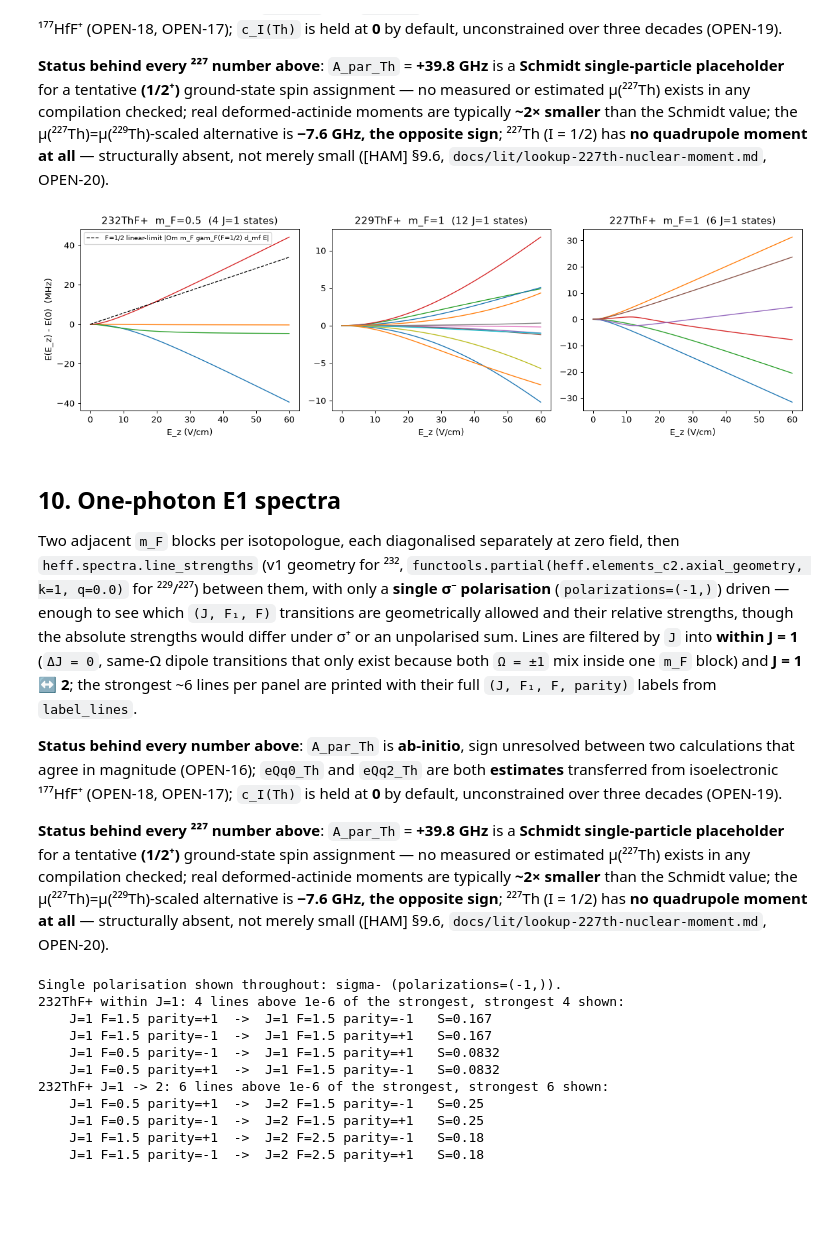
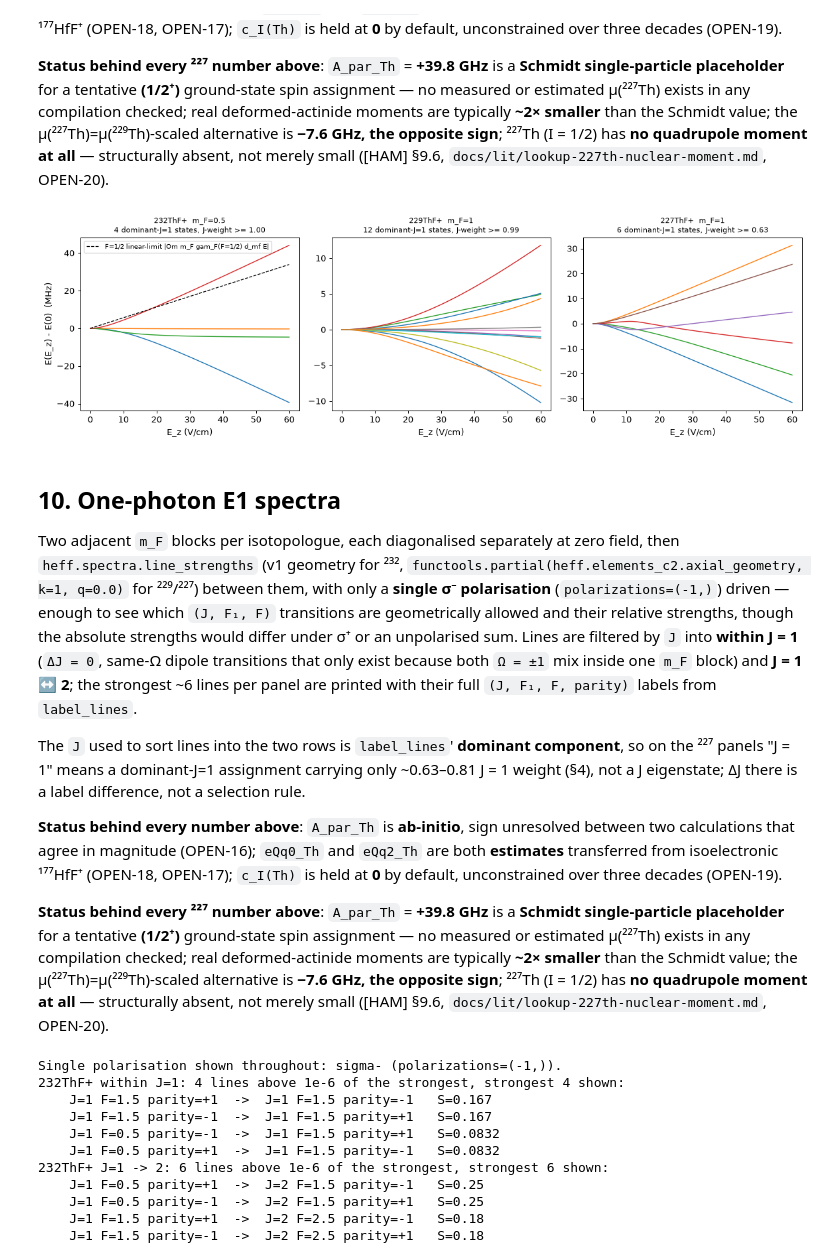
Before and after one commit to arianjad/heff, a Jupyter notebook: notebooks/ThF_plus_Isotopologues.ipynb, the cells around one changed output. Drawn from its saved outputs; the diff is of its cells as text; code cells hidden in the pictures; blank space fills up the shorter version.

```diff
--- a/notebooks/ThF_plus_Isotopologues.ipynb
+++ b/notebooks/ThF_plus_Isotopologues.ipynb
@@ -527,20 +553,26 @@ for iso, mF in (('232', 0.5), ('229', 1.0), ('227', 1.0)):
 
 B = np.linspace(0.0, 5.0, 51)
 fig, axes = plt.subplots(1, 3, figsize=(13, 4), sharex=True)
-for ax, (iso, (kets, ctx, tm, pset, mF)) in zip(axes, gblocks.items()):
+for ax, iso in zip(axes, ISOTOPOLOGUES):
+    kets, ctx, tm, pset, mF = gblocks[iso]
     res0 = g_factors(tm, pset, {'E_z': 0.0, 'B_z': 0.0}, ctx=ctx)
-    j1 = kets['J'] == 1
+    # select EIGENVECTORS by their dominant component, not basis kets by their
+    # J field -- for 227 the two are not interchangeable (see the 4 caption).
+    _, v0 = np.linalg.eigh(hamiltonian(tm, pset, {'E_z': 0.0, 'B_z': 0.0}))
+    j1, wt1 = dominant_J1(kets, v0)
+    gblocks[iso] = gblocks[iso] + (j1, wt1)
     g_j1 = res0['g'][j1]
     g_unique = np.unique(np.round(g_j1, 6))
-    n_states, n_unique = j1.sum(), len(g_unique)
+    n_states, n_unique = len(j1), len(g_unique)
     degen_note = (f" ({n_unique} unique of {n_states} states -- "
                   f"{n_states - n_unique} exactly degenerate pair(s))"
                   if n_unique < n_states else f" ({n_states} states, all distinct)")
     print(f"{iso}ThF+ (m_F={mF:g}): g at J=1{degen_note} = {g_unique}")
     r = sweep(tm, pset, {'E_z': np.zeros_like(B), 'B_z': B})
-    for s in np.flatnonzero(j1):
+    for s in j1:
         ax.plot(B, r.evals[:, s] - r.evals[0, s], lw=1.1)
-    ax.set_title(f'{iso}ThF+  m_F={mF:g}  ({n_states} J=1 states)')
+    ax.set_title(f'{iso}ThF+  m_F={mF:g}\n{n_states} dominant-J=1 states, '
+                 f'J-weight >= {wt1.min():.2f}', fontsize=9)
     ax.set_xlabel('B_z (G)')
 axes[0].set_ylabel('E(B) - E(0)  (MHz)')
 plt.tight_layout()
@@ -572,26 +604,26 @@ manifolds mix and the exact eigenvalues depart from the linear-limit formula.
 # %%
 E = np.linspace(0.0, 60.0, 61)
 fig, axes = plt.subplots(1, 3, figsize=(13, 4), sharex=True)
 gam = lambda J, F, I=0.5: (J * (J + 1) + F * (F + 1) - I * (I + 1)) / (2 * F * (F + 1) * J * (J + 1))
 
 for ax, iso in zip(axes, ('232', '229', '227')):
-    kets, ctx, tm, pset, mF = gblocks[iso]
-    j1 = np.flatnonzero(kets['J'] == 1)
+    kets, ctx, tm, pset, mF, j1, wt1 = gblocks[iso]
     r = sweep(tm, pset, {'E_z': E, 'B_z': np.zeros_like(E)})
     for s in j1:
         ax.plot(E, r.evals[:, s] - r.evals[0, s], lw=1.1)
-    ax.set_title(f'{iso}ThF+  m_F={mF:g}  ({len(j1)} J=1 states)')
+    ax.set_title(f'{iso}ThF+  m_F={mF:g}\n{len(j1)} dominant-J=1 states, '
+                 f'J-weight >= {wt1.min():.2f}', fontsize=9)
     ax.set_xlabel('E_z (V/cm)')
 
 axes[0].set_ylabel('E(E_z) - E(0)  (MHz)')
 d_mf = pset232.value('d_mf')
 closed = np.abs(1.0 * 0.5 * gam(1, 0.5) * d_mf * E)
 axes[0].plot(E, closed, 'k--', lw=1, label='F=1/2 linear-limit |Om m_F gam_F(F=1/2) d_mf E|')
 axes[0].legend(fontsize=8)
 plt.tight_layout()
 plt.show()
 # %% [output]
-[figure, old version]
+[figure, new version]
 # %% [markdown]
 ## 10. One-photon E1 spectra
 
@@ -607,6 +639,11 @@ exist because both `Ω = ±1` mix inside one `m_F` block) and **J = 1 ↔ 2**;
 the strongest ~6 lines per panel are printed with their full
 `(J, F₁, F, parity)` labels from `label_lines`.
 
+The `J` used to sort lines into the two rows is `label_lines`' **dominant
+component**, so on the ²²⁷ panels "J = 1" means a dominant-J=1 assignment
+carrying only ~0.63–0.81 J = 1 weight (§4), not a J eigenstate; ΔJ there is a
+label difference, not a selection rule.
+
 **Status behind every number above**: `A_par_Th` is **ab-initio**, sign unresolved between two calculations that agree in magnitude (OPEN-16); `eQq0_Th` and `eQq2_Th` are both **estimates** transferred from isoelectronic ¹⁷⁷HfF⁺ (OPEN-18, OPEN-17); `c_I(Th)` is held at **0** by default, unconstrained over three decades (OPEN-19).
 
 **Status behind every ²²⁷ number above**: `A_par_Th` = **+39.8 GHz** is a **Schmidt single-particle placeholder** for a tentative **(1/2⁺)** ground-state spin assignment — no measured or estimated μ(²²⁷Th) exists in any compilation checked; real deformed-actinide moments are typically **~2× smaller** than the Schmidt value; the μ(²²⁷Th)=μ(²²⁹Th)-scaled alternative is **−7.6 GHz, the opposite sign**; ²²⁷Th (I = 1/2) has **no quadrupole moment at all** — structurally absent, not merely small ([HAM] §9.6, `docs/lit/lookup-227th-nuclear-moment.md`, OPEN-20).
```
Also changed, not shown: parts of 3 cells of this notebook, 1 other file.
